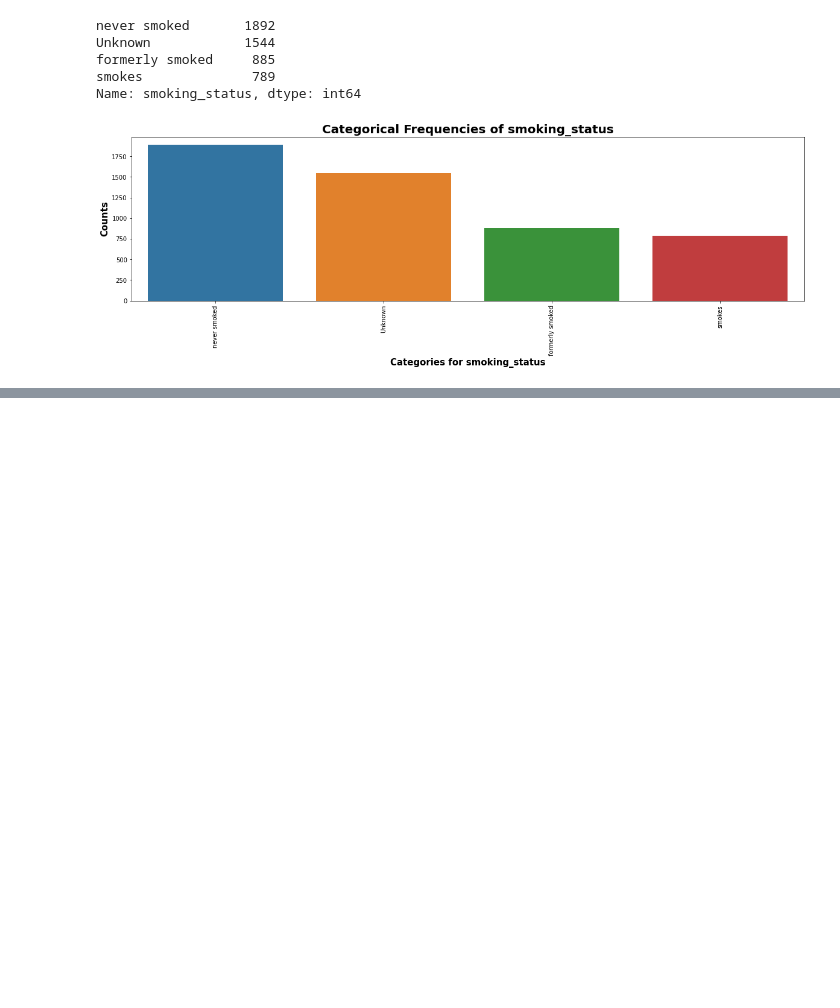
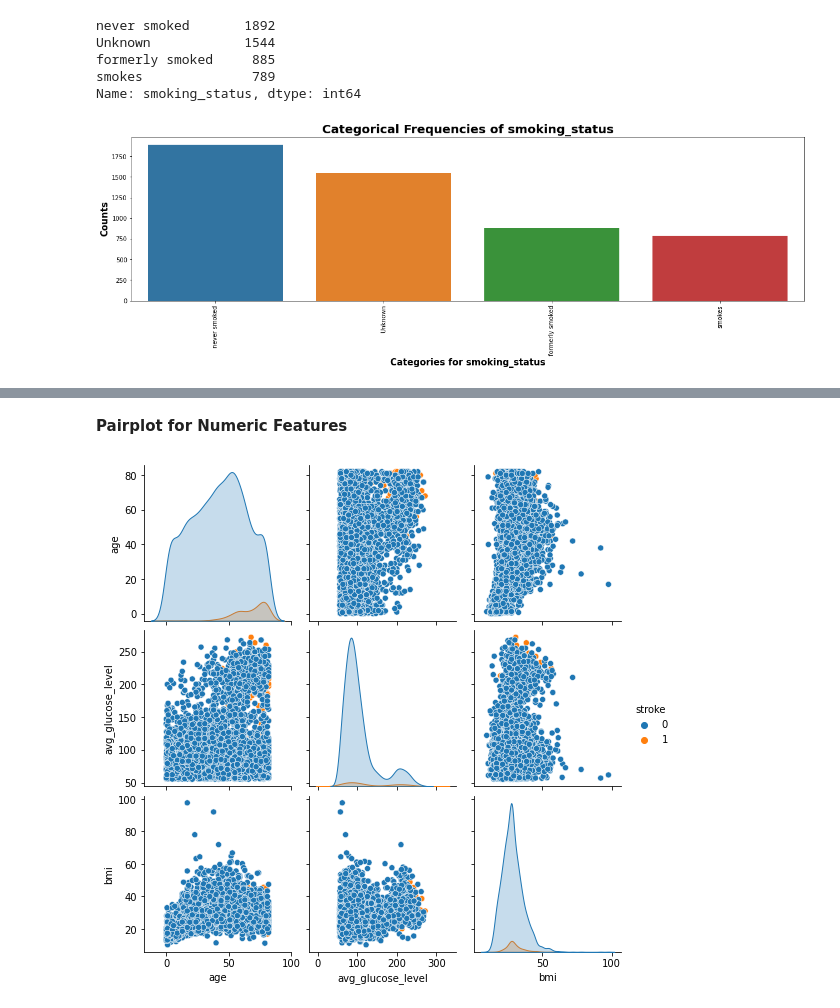
Before and after one commit to hstevans/Cirrhosis-Stroke-Predictions--Machine-Learning--Classification-Models, a Jupyter notebook: Stroke_Predictions_Machine_Learning_Classification_Models_Part_2_Preprocessing.ipynb, the cells around one changed output, grey strips where cells are left out. Saved outputs shown, nothing was run; the diff lists cells and outputs as text; code cells hidden in the pictures; blank space fills up the shorter version.

```diff
--- a/Stroke_Predictions_Machine_Learning_Classification_Models_Part_2_Preprocessing.ipynb
+++ b/Stroke_Predictions_Machine_Learning_Classification_Models_Part_2_Preprocessing.ipynb
@@ -382,0 +437,6 @@ Name: smoking_status, dtype: int64
+# %% [markdown]
+**Pairplot for Numeric Features**
+# %%
+sns.pairplot(df[['age','avg_glucose_level','bmi','stroke']], hue="stroke",height=2.5);
+# %% [output]
+[figure, added]
```
Also changed, not shown: parts of 34 cells of this notebook.
